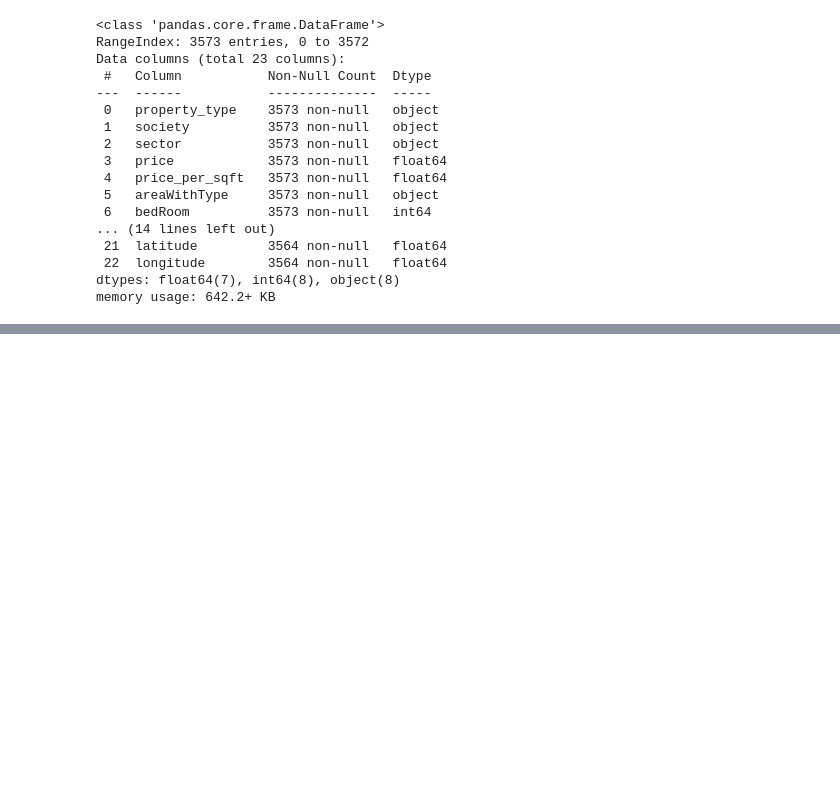
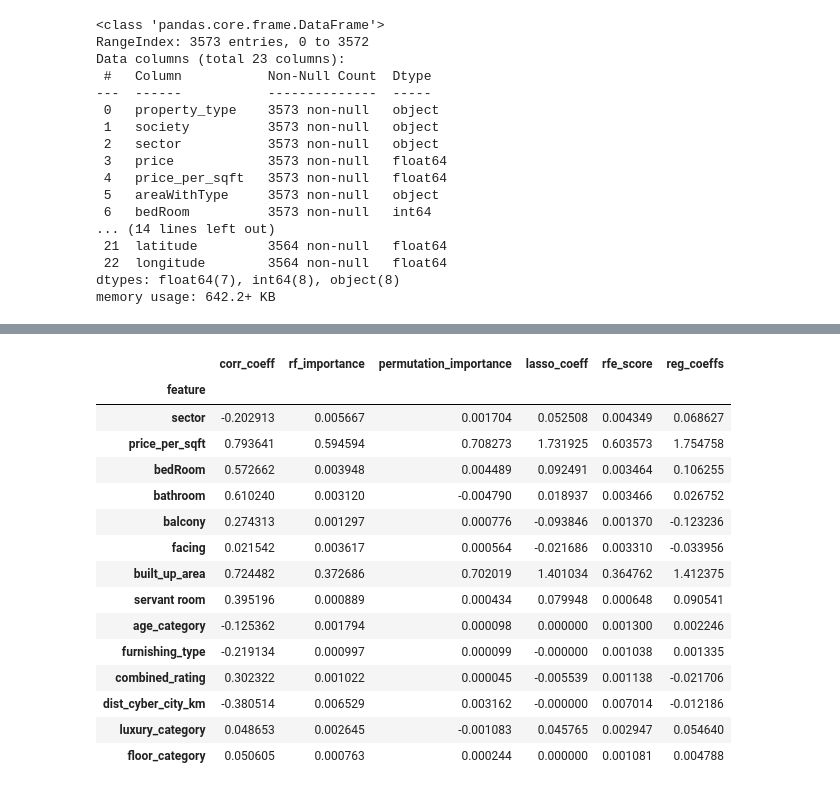
Before and after one commit to SurbhitParashar/RealEstate-ML-CapstoneProject, a Jupyter notebook: featureSelection/feature-selection-v2.ipynb, the cells around one changed output, grey strips where cells are left out. Cells and saved outputs as stored; diff of their text form; code cells hidden in the pictures; blank space fills up the shorter version.

```diff
--- a/featureSelection/feature-selection-v2.ipynb
+++ b/featureSelection/feature-selection-v2.ipynb
@@ -194,0 +411,4 @@ Name: price, dtype: float64
+# %%
+# 1.
+fi_df1 = data_label_encoded.corr()['price'].iloc[1:].to_frame().reset_index().rename(columns={'index':'feature','price':'corr_coeff'})
+fi_df1
@@ -194,0 +538,23 @@ Name: price, dtype: float64
+# %%
+from sklearn.feature_selection import RFE
+
+# Initialize the base estimator
+estimator = RandomForestRegressor()
+
+# Apply RFE on the label-encoded and standardized training data
+selector_label = RFE(estimator, n_features_to_select=X_label.shape[1], step=1)
+selector_label = selector_label.fit(X_label, y_label)
+
+# Get the selected features based on RFE
+selected_features = X_label.columns[selector_label.support_]
+
+# Extract the coefficients for the selected features from the underlying linear regression model
+selected_coefficients = selector_label.estimator_.feature_importances_
+
+# Organize the results into a DataFrame
+fi_df5 = pd.DataFrame({
+    'feature': selected_features,
+    'rfe_score': selected_coefficients
+}).sort_values(by='rfe_score', ascending=False)
+
+fi_df5
@@ -194,0 +578,13 @@ Name: price, dtype: float64
+# %%
+# Train a linear regression model on the label-encoded and standardized training data
+from sklearn.linear_model import LinearRegression
+lin_reg = LinearRegression()
+lin_reg.fit(X_scaled, y_label)
+
+# Extract coefficients
+fi_df6 = pd.DataFrame({
+    'feature': X_label.columns,
+    'reg_coeffs': lin_reg.coef_
+}).sort_values(by='reg_coeffs', ascending=False)
+
+fi_df6
@@ -194,0 +608,21 @@ Name: price, dtype: float64
+# %%
+final_fi_df = fi_df1.merge(fi_df2,on='feature').merge(fi_df3,on='feature').merge(fi_df4,on='feature').merge(fi_df5,on='feature').merge(fi_df6,on='feature').set_index('feature')
+# %%
+final_fi_df
+# %% [output]
+|  | corr_coeff | rf_importance | permutation_importance | lasso_coeff | rfe_score | reg_coeffs |
+| feature |  |  |  |  |  |  |
+| sector | -0.202913 | 0.005667 | 0.001704 | 0.052508 | 0.004349 | 0.068627 |
+| price_per_sqft | 0.793641 | 0.594594 | 0.708273 | 1.731925 | 0.603573 | 1.754758 |
+| bedRoom | 0.572662 | 0.003948 | 0.004489 | 0.092491 | 0.003464 | 0.106255 |
+| bathroom | 0.610240 | 0.003120 | -0.004790 | 0.018937 | 0.003466 | 0.026752 |
+| balcony | 0.274313 | 0.001297 | 0.000776 | -0.093846 | 0.001370 | -0.123236 |
+| facing | 0.021542 | 0.003617 | 0.000564 | -0.021686 | 0.003310 | -0.033956 |
+| built_up_area | 0.724482 | 0.372686 | 0.702019 | 1.401034 | 0.364762 | 1.412375 |
+| servant room | 0.395196 | 0.000889 | 0.000434 | 0.079948 | 0.000648 | 0.090541 |
+| age_category | -0.125362 | 0.001794 | 0.000098 | 0.000000 | 0.001300 | 0.002246 |
+| furnishing_type | -0.219134 | 0.000997 | 0.000099 | -0.000000 | 0.001038 | 0.001335 |
+| combined_rating | 0.302322 | 0.001022 | 0.000045 | -0.005539 | 0.001138 | -0.021706 |
+| dist_cyber_city_km | -0.380514 | 0.006529 | 0.003162 | -0.000000 | 0.007014 | -0.012186 |
+| luxury_category | 0.048653 | 0.002645 | -0.001083 | 0.045765 | 0.002947 | 0.054640 |
+| floor_category | 0.050605 | 0.000763 | 0.000244 | 0.000000 | 0.001081 | 0.004788 |
```
Also changed, not shown: parts of 31 cells of this notebook.
